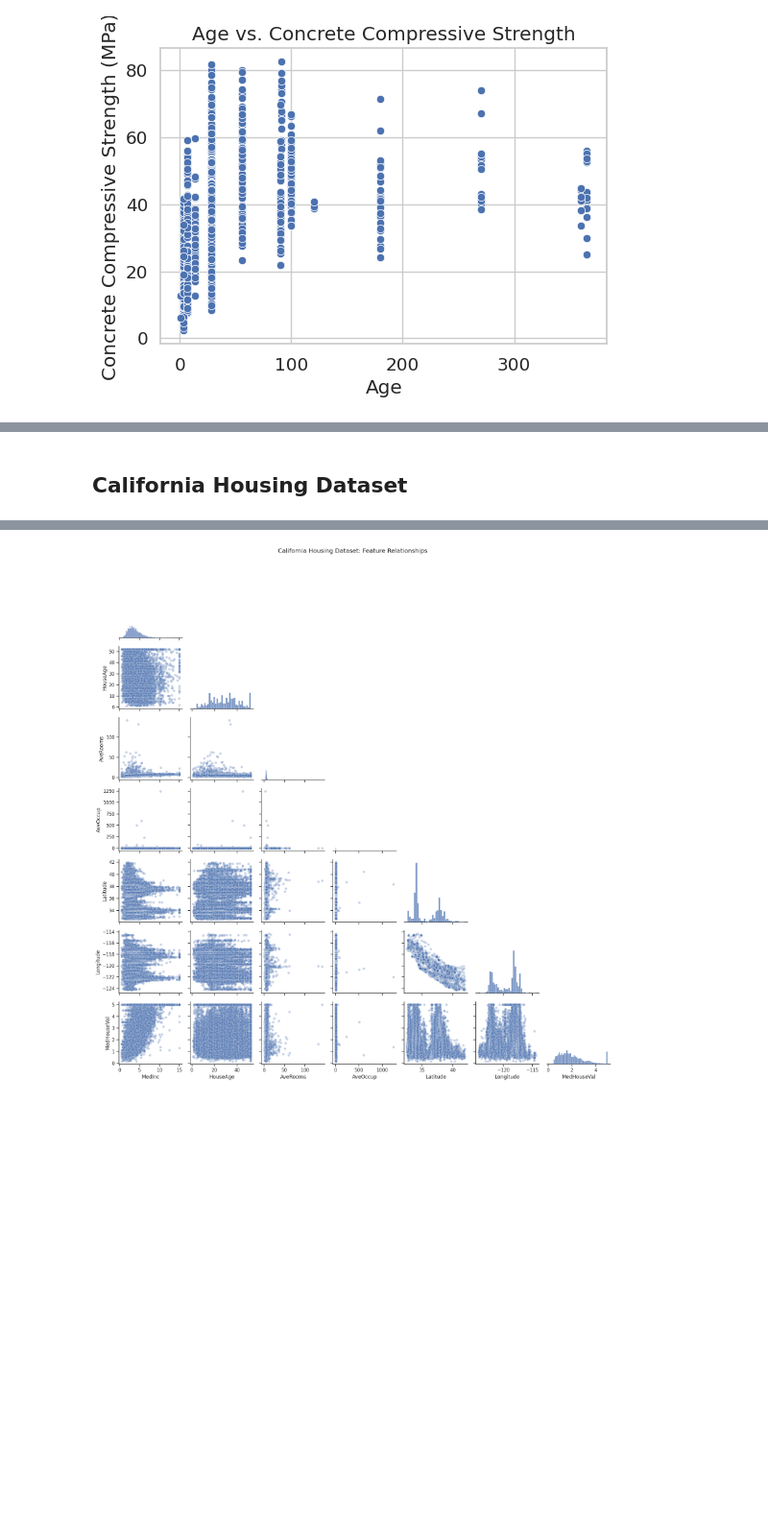
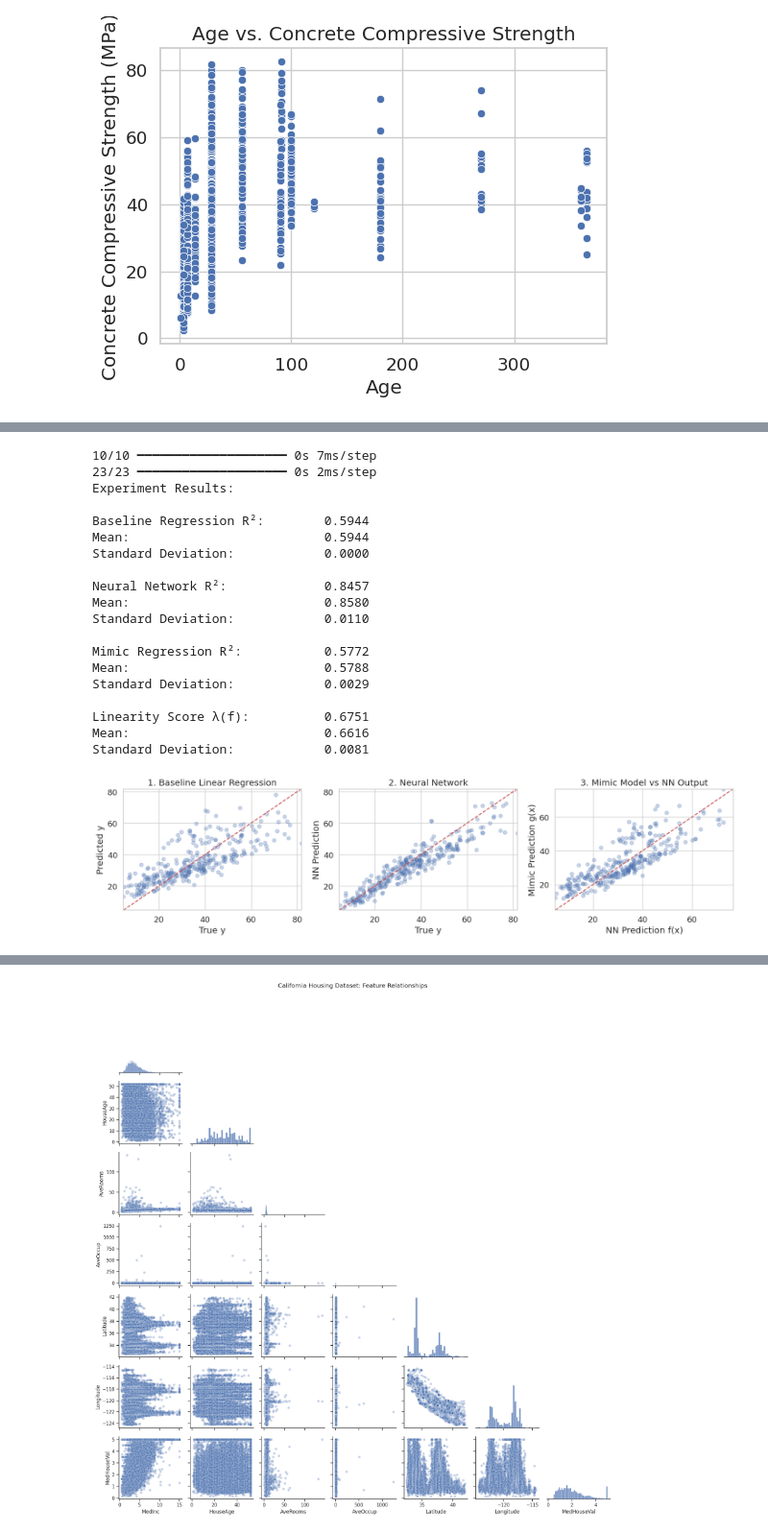
Before and after one commit to jacksoneshbaugh/lambda-linearity-score, a Jupyter notebook: lambda_linearity_score.ipynb, the cells around one changed output, grey strips where cells are left out. Shown at 96% size. Saved outputs shown, nothing was run; the diff lists cells and outputs as text; code cells hidden in the pictures; blank space fills up the shorter version.

```diff
--- a/lambda_linearity_score.ipynb
+++ b/lambda_linearity_score.ipynb
@@ -477,2 +521,48 @@ plt.show()
-# %% [markdown]
-## California Housing Dataset
+# %%
+# === Preprocess ===
+scaler = StandardScaler()
+X_scaled = scaler.fit_transform(X)
+
+# === Train/Test Split ===
+X_train, X_test, y_train, y_test = train_test_split(X_scaled, y, test_size=0.3, random_state=42)
+
+# === Define Network Builder ===
+def build_network():
+    model = Sequential([
+        Dense(128, activation="relu", input_shape=(X_train.shape[1],)),
+        Dropout(0.1),
+        Dense(64, activation="relu"),
+        Dropout(0.1),
+        Dense(32, activation="relu"),
+        Dense(1)
+    ])
+    model.compile(optimizer=Adam(learning_rate=0.001), loss="mse")
+    return model
+
+# === Run Experiment ===
+results = run_experiment(X_train, y_train, X_test, y_test, build_network, n=5)
+
+# === Print Results ===
+print("Experiment Results:\n")
+
+print(f"Baseline Regression R²:        {results['baseline_scores'][0]:.4f}")
+print(f"Mean:                          {results['baseline_mean']:.4f}")
+print(f"Standard Deviation:            {results['baseline_sd']:.4f}\n")
+
+print(f"Neural Network R²:             {results['nn_scores'][0]:.4f}")
+print(f"Mean:                          {results['nn_mean']:.4f}")
+print(f"Standard Deviation:            {results['nn_sd']:.4f}\n")
+
+print(f"Mimic Regression R²:           {results['mimic_scores'][0]:.4f}")
+print(f"Mean:                          {results['mimic_mean']:.4f}")
+print(f"Standard Deviation:            {results['mimic_sd']:.4f}\n")
+
+print(f"Linearity Score λ(f):          {results['lambda_scores'][0]:.4f}")
+print(f"Mean:                          {results['lambda_mean']:.4f}")
+print(f"Standard Deviation:            {results['lambda_sd']:.4f}\n")
+
+# === Plot a Representative Run ===
+plot_experiment_run(y_test, results['baseline_test_preds'][0],
+                    results['nn_test_preds'][0],
+                    results['mimic_test_preds'][0])
+# %% [output]
@@ -478,0 +577,20 @@ plt.show()
+10/10 ━━━━━━━━━━━━━━━━━━━━ 0s 7ms/step
+23/23 ━━━━━━━━━━━━━━━━━━━━ 0s 2ms/step
+Experiment Results:
+
+Baseline Regression R²:        0.5944
+Mean:                          0.5944
+Standard Deviation:            0.0000
+
+Neural Network R²:             0.8457
+Mean:                          0.8580
+Standard Deviation:            0.0110
+
+Mimic Regression R²:           0.5772
+Mean:                          0.5788
+Standard Deviation:            0.0029
+
+Linearity Score λ(f):          0.6751
+Mean:                          0.6616
+Standard Deviation:            0.0081
+[figure, added]
```
Also changed, not shown: parts of 39 cells of this notebook.
